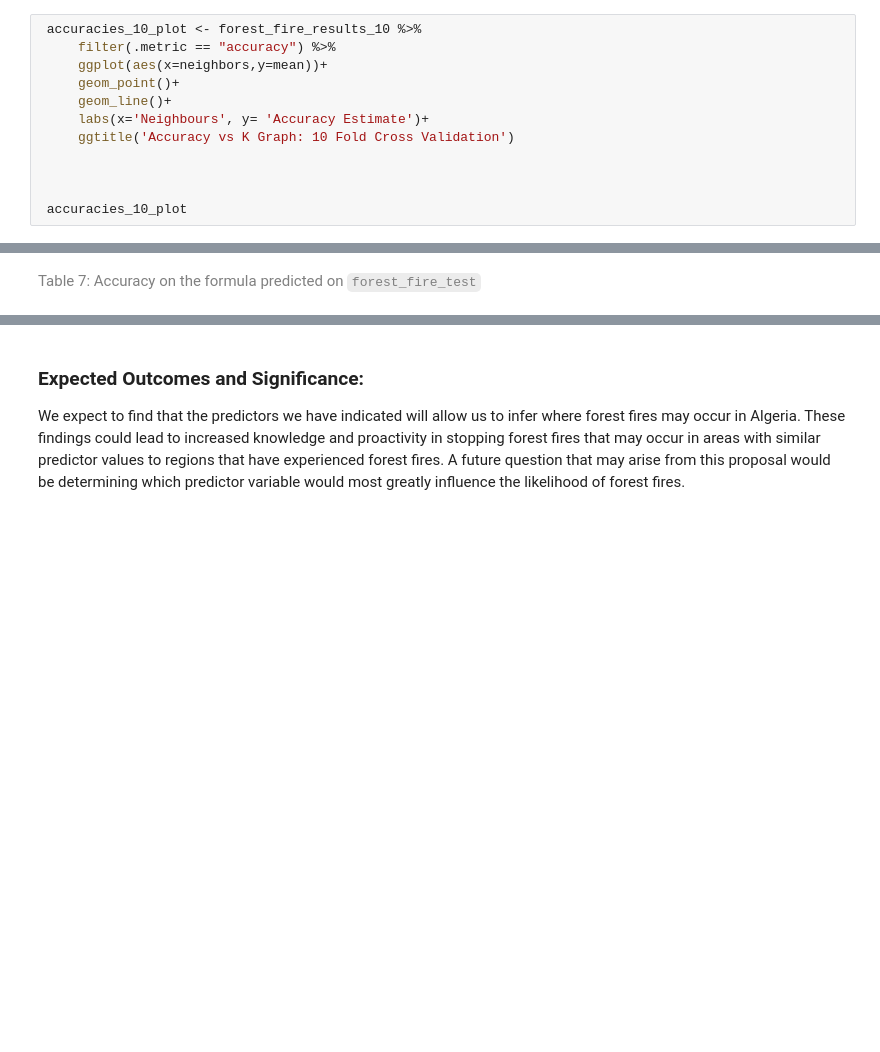
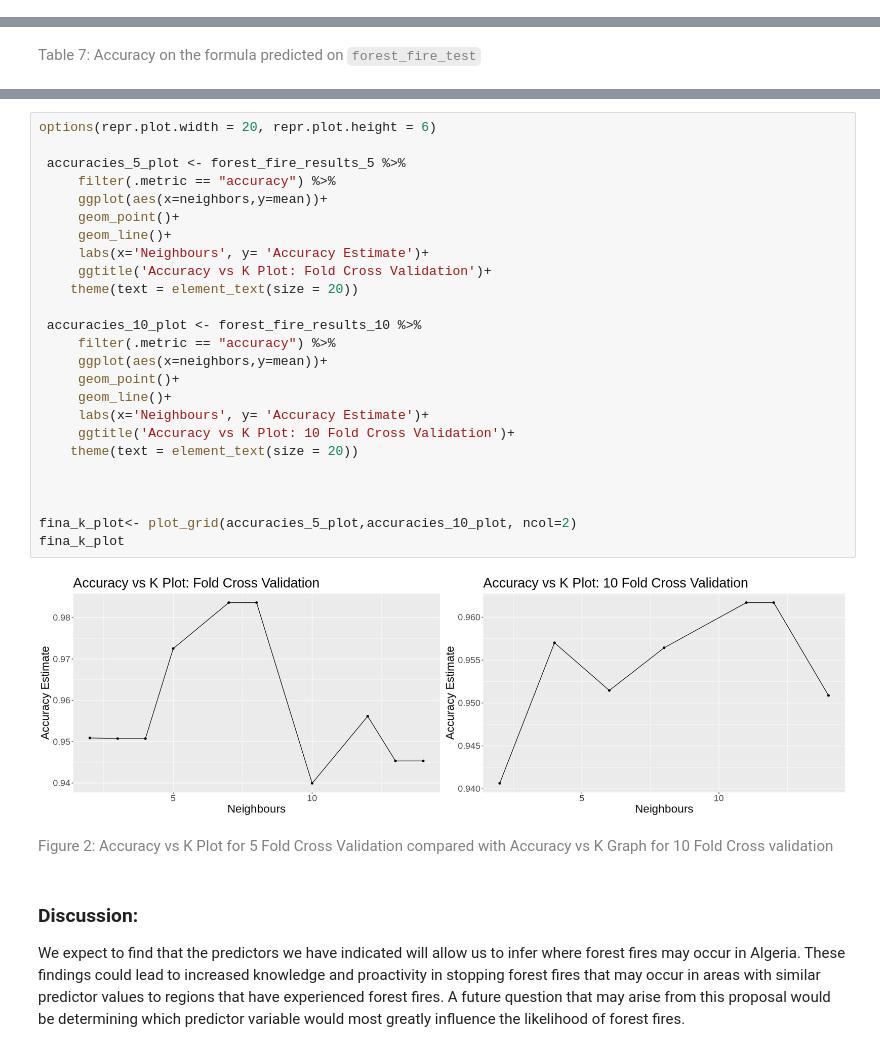
Before and after one commit to missarah96/Algerian_Forest_Fires_Analysis, a Jupyter notebook: Forest_Fire_Project.ipynb, the cells around one changed output, grey strips where cells are left out. Saved outputs shown, nothing was run; the diff lists cells and outputs as text; blank space fills up the shorter version.

Commit message:
Added graph

```diff
--- a/Forest_Fire_Project.ipynb
+++ b/Forest_Fire_Project.ipynb
@@ -258,12 +243,0 @@ options(repr.plot.width = 6, repr.plot.height = 6)
-# %%
- accuracies_10_plot <- forest_fire_results_10 %>%
-     filter(.metric == "accuracy") %>%
-     ggplot(aes(x=neighbors,y=mean))+
-     geom_point()+
-     geom_line()+
-     labs(x='Neighbours', y= 'Accuracy Estimate')+
-     ggtitle('Accuracy vs K Graph: 10 Fold Cross Validation')
-
-
-
- accuracies_10_plot
@@ -367,3 +317,32 @@ wkflw_plot <-
+# %%
+options(repr.plot.width = 20, repr.plot.height = 6)
+
+ accuracies_5_plot <- forest_fire_results_5 %>%
+     filter(.metric == "accuracy") %>%
+     ggplot(aes(x=neighbors,y=mean))+
+     geom_point()+
+     geom_line()+
+     labs(x='Neighbours', y= 'Accuracy Estimate')+
+     ggtitle('Accuracy vs K Plot: Fold Cross Validation')+
+    theme(text = element_text(size = 20))
+
+ accuracies_10_plot <- forest_fire_results_10 %>%
+     filter(.metric == "accuracy") %>%
+     ggplot(aes(x=neighbors,y=mean))+
+     geom_point()+
+     geom_line()+
+     labs(x='Neighbours', y= 'Accuracy Estimate')+
+     ggtitle('Accuracy vs K Plot: 10 Fold Cross Validation')+
+    theme(text = element_text(size = 20))
+
+
+
+fina_k_plot<- plot_grid(accuracies_5_plot,accuracies_10_plot, ncol=2)
+fina_k_plot
+# %% [output]
+[figure, added]
+# %% [markdown]
+ <font color='grey'>Figure 2: Accuracy vs K Plot for 5 Fold Cross Validation compared with Accuracy vs K Graph for 10 Fold Cross validation</font>
 # %% [markdown]
-### Expected Outcomes and Significance:
+### Discussion:
 We expect to find that the predictors we have indicated will allow us to infer where forest fires may occur in Algeria. These findings could lead to increased knowledge and proactivity in stopping forest fires that may occur in areas with similar predictor values to regions that have experienced forest fires. A future question that may arise from this proposal would be determining which predictor variable would most greatly influence the likelihood of forest fires.
```
Also changed, not shown: parts of 12 cells of this notebook.
